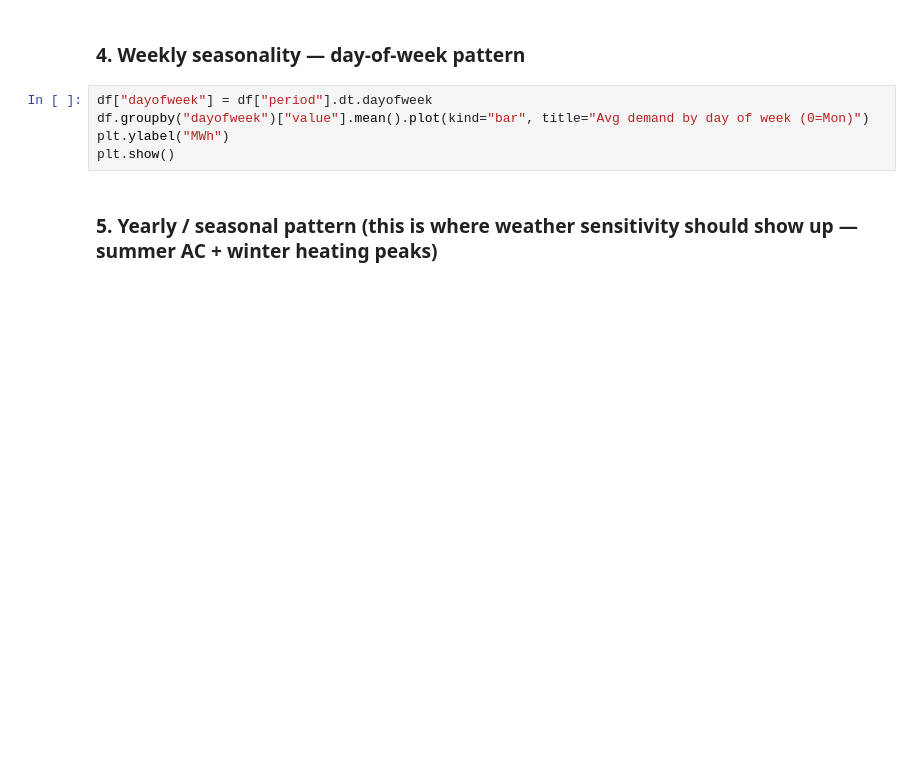
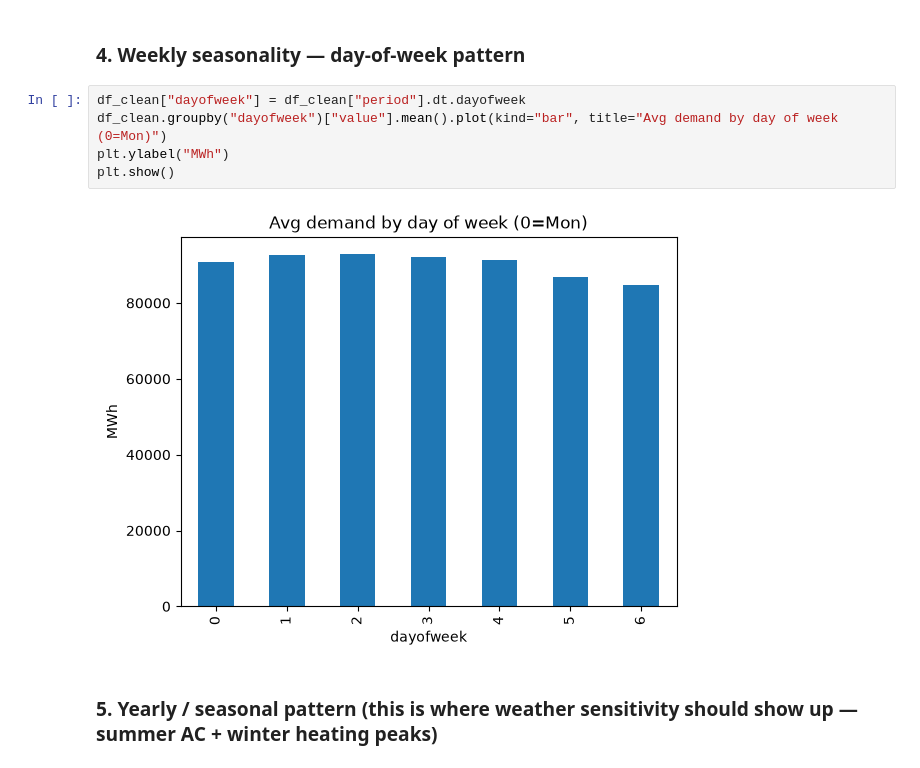
Before and after one commit to benlainson/urban-metrics-forecasting, a Jupyter notebook: notebooks/02_eda_energy.ipynb, the cells around one changed output. Drawn from its saved outputs; the diff is of its cells as text; blank space fills up the shorter version.

```diff
--- a/notebooks/02_eda_energy.ipynb
+++ b/notebooks/02_eda_energy.ipynb
@@ -31,10 +69,12 @@ plt.show()
 # %% [markdown]
 ### 4. Weekly seasonality — day-of-week pattern
 # %%
-df["dayofweek"] = df["period"].dt.dayofweek
-df.groupby("dayofweek")["value"].mean().plot(kind="bar", title="Avg demand by day of week (0=Mon)")
+df_clean["dayofweek"] = df_clean["period"].dt.dayofweek
+df_clean.groupby("dayofweek")["value"].mean().plot(kind="bar", title="Avg demand by day of week (0=Mon)")
 plt.ylabel("MWh")
 plt.show()
+# %% [output]
+[figure, added]
 # %% [markdown]
 ### 5. Yearly / seasonal pattern (this is where weather sensitivity should show up — summer AC + winter heating peaks)
 # %%
```
Also changed, not shown: parts of 9 cells of this notebook.
